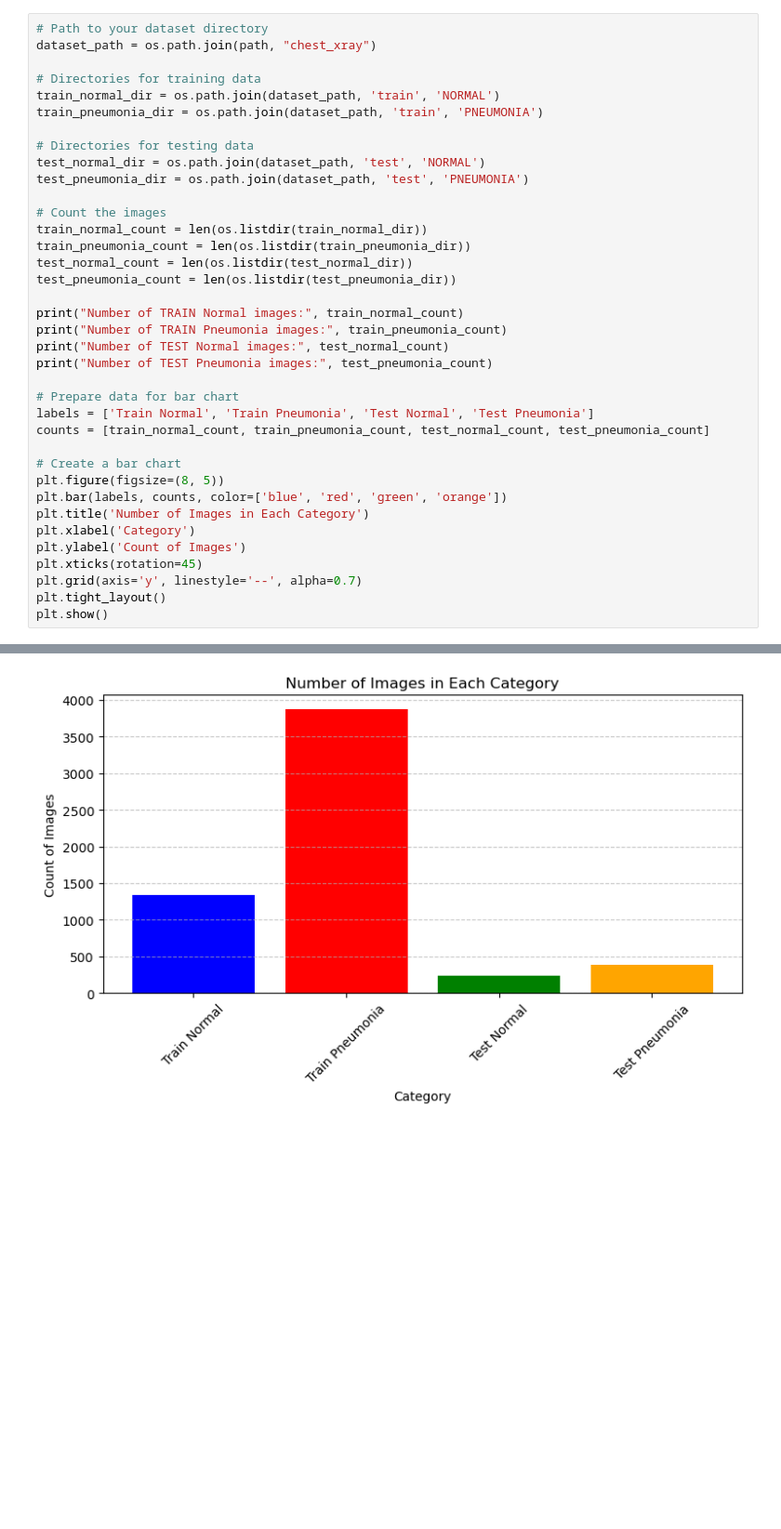
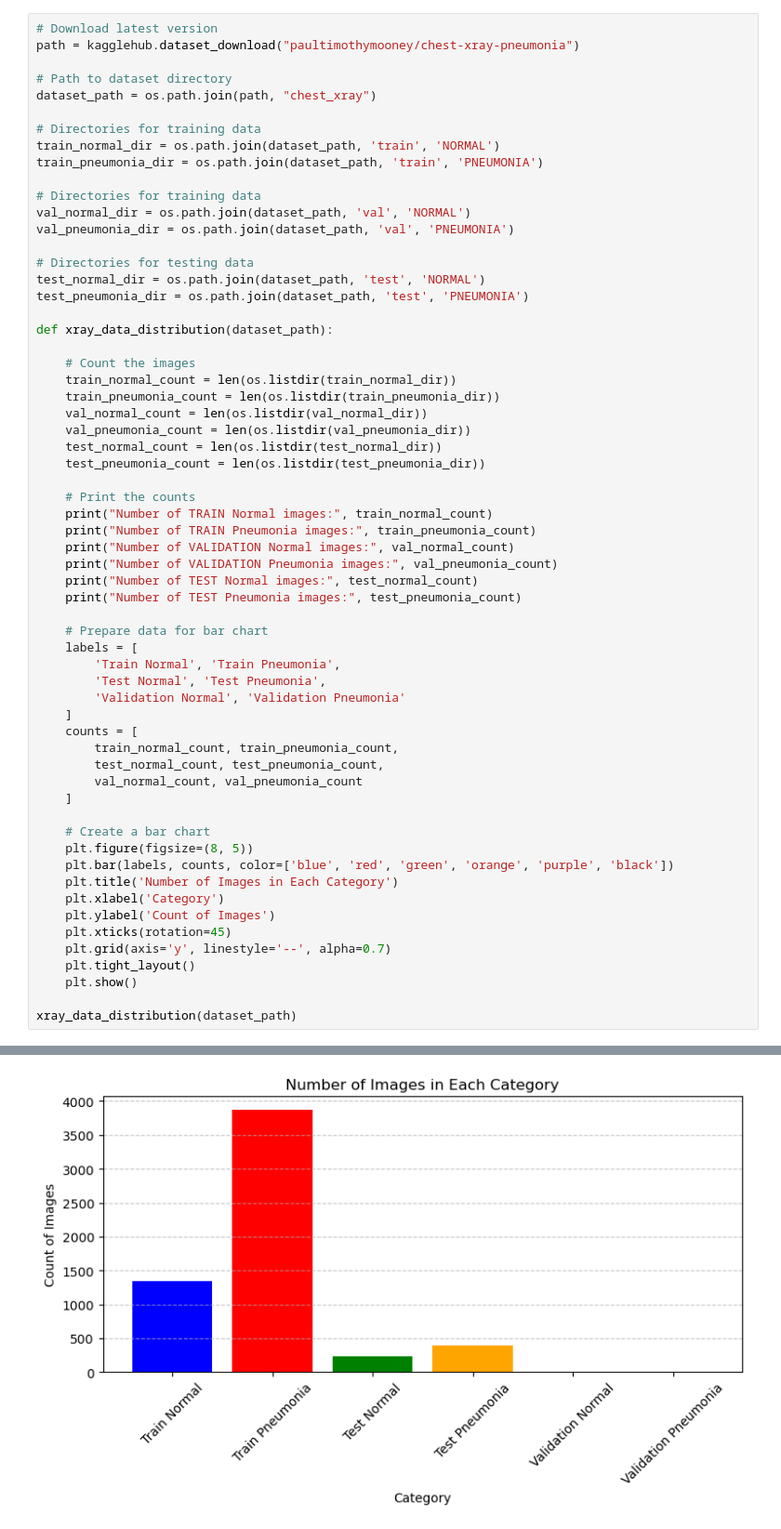
Before and after one commit to Syed-A-Naqvi/machine_learning, a Jupyter notebook: python_machine_learning/pytorch/x_ray_classification_project/Chest_X_Ray_Image_Classification.ipynb, the cells around one changed output, grey strips where cells are left out. Shown at 93% size. Cells and saved outputs as stored; diff of their text form; blank space fills up the shorter version.

```diff
--- a/python_machine_learning/pytorch/x_ray_classification_project/Chest_X_Ray_Image_Classification.ipynb
+++ b/python_machine_learning/pytorch/x_ray_classification_project/Chest_X_Ray_Image_Classification.ipynb
@@ -21,40 +21,64 @@ Path to dataset files: /home/syarnaq/.cache/kagglehub/datasets/paultimothymooney
 # %%
-# Path to your dataset directory
+# Download latest version
+path = kagglehub.dataset_download("paultimothymooney/chest-xray-pneumonia")
+
+# Path to dataset directory
 dataset_path = os.path.join(path, "chest_xray")
 
 # Directories for training data
 train_normal_dir = os.path.join(dataset_path, 'train', 'NORMAL')
 train_pneumonia_dir = os.path.join(dataset_path, 'train', 'PNEUMONIA')
 
+# Directories for training data
+val_normal_dir = os.path.join(dataset_path, 'val', 'NORMAL')
+val_pneumonia_dir = os.path.join(dataset_path, 'val', 'PNEUMONIA')
+
 # Directories for testing data
 test_normal_dir = os.path.join(dataset_path, 'test', 'NORMAL')
 test_pneumonia_dir = os.path.join(dataset_path, 'test', 'PNEUMONIA')
 
-# Count the images
-train_normal_count = len(os.listdir(train_normal_dir))
-train_pneumonia_count = len(os.listdir(train_pneumonia_dir))
-test_normal_count = len(os.listdir(test_normal_dir))
-test_pneumonia_count = len(os.listdir(test_pneumonia_dir))
+def xray_data_distribution(dataset_path):
 
-print("Number of TRAIN Normal images:", train_normal_count)
-print("Number of TRAIN Pneumonia images:", train_pneumonia_count)
-print("Number of TEST Normal images:", test_normal_count)
-print("Number of TEST Pneumonia images:", test_pneumonia_count)
+    # Count the images
+    train_normal_count = len(os.listdir(train_normal_dir))
+    train_pneumonia_count = len(os.listdir(train_pneumonia_dir))
+    val_normal_count = len(os.listdir(val_normal_dir))
+    val_pneumonia_count = len(os.listdir(val_pneumonia_dir))
+    test_normal_count = len(os.listdir(test_normal_dir))
+    test_pneumonia_count = len(os.listdir(test_pneumonia_dir))
 
-# Prepare data for bar chart
-labels = ['Train Normal', 'Train Pneumonia', 'Test Normal', 'Test Pneumonia']
-counts = [train_normal_count, train_pneumonia_count, test_normal_count, test_pneumonia_count]
+    # Print the counts
+    print("Number of TRAIN Normal images:", train_normal_count)
+    print("Number of TRAIN Pneumonia images:", train_pneumonia_count)
+    print("Number of VALIDATION Normal images:", val_normal_count)
+    print("Number of VALIDATION Pneumonia images:", val_pneumonia_count)
+    print("Number of TEST Normal images:", test_normal_count)
+    print("Number of TEST Pneumonia images:", test_pneumonia_count)
 
-# Create a bar chart
-plt.figure(figsize=(8, 5))
-plt.bar(labels, counts, color=['blue', 'red', 'green', 'orange'])
-plt.title('Number of Images in Each Category')
-plt.xlabel('Category')
-plt.ylabel('Count of Images')
-plt.xticks(rotation=45)
-plt.grid(axis='y', linestyle='--', alpha=0.7)
-plt.tight_layout()
-plt.show()
+    # Prepare data for bar chart
+    labels = [
+        'Train Normal', 'Train Pneumonia',
+        'Test Normal', 'Test Pneumonia',
+        'Validation Normal', 'Validation Pneumonia'
+    ]
+    counts = [
+        train_normal_count, train_pneumonia_count,
+        test_normal_count, test_pneumonia_count,
+        val_normal_count, val_pneumonia_count
+    ]
+
+    # Create a bar chart
+    plt.figure(figsize=(8, 5))
+    plt.bar(labels, counts, color=['blue', 'red', 'green', 'orange', 'purple', 'black'])
+    plt.title('Number of Images in Each Category')
+    plt.xlabel('Category')
+    plt.ylabel('Count of Images')
+    plt.xticks(rotation=45)
+    plt.grid(axis='y', linestyle='--', alpha=0.7)
+    plt.tight_layout()
+    plt.show()
+
+xray_data_distribution(dataset_path)
 # %% [output]
 Number of TRAIN Normal images: 1341
 Number of TRAIN Pneumonia images: 3875
@@ -61,6 +87,6 @@ Number of TRAIN Pneumonia images: 3875
 Number of TEST Normal images: 234
 Number of TEST Pneumonia images: 390
-[figure, old version]
+[figure, new version]
 # %%
 # Get a list of image file names from each class
 normal_images = [os.path.join(train_normal_dir, f) for f in os.listdir(train_normal_dir) if f.lower().endswith('.jpeg')]
```
Also changed, not shown: parts of 34 cells of this notebook, 3 other files.
